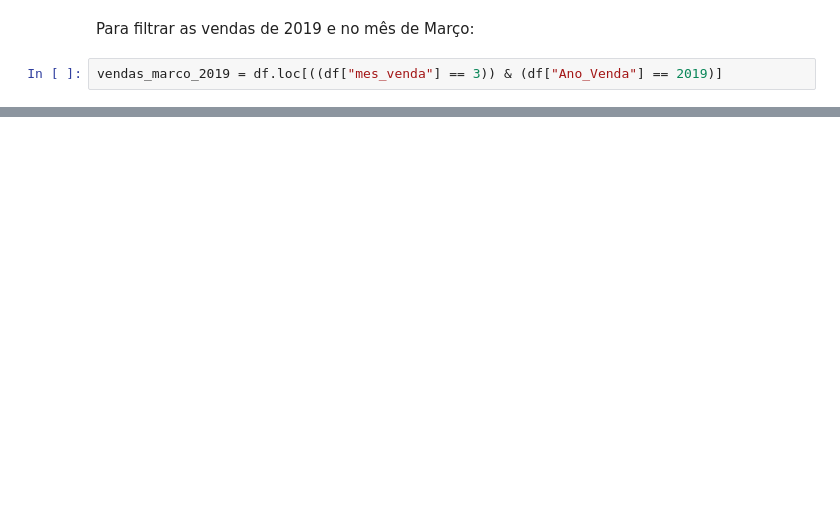
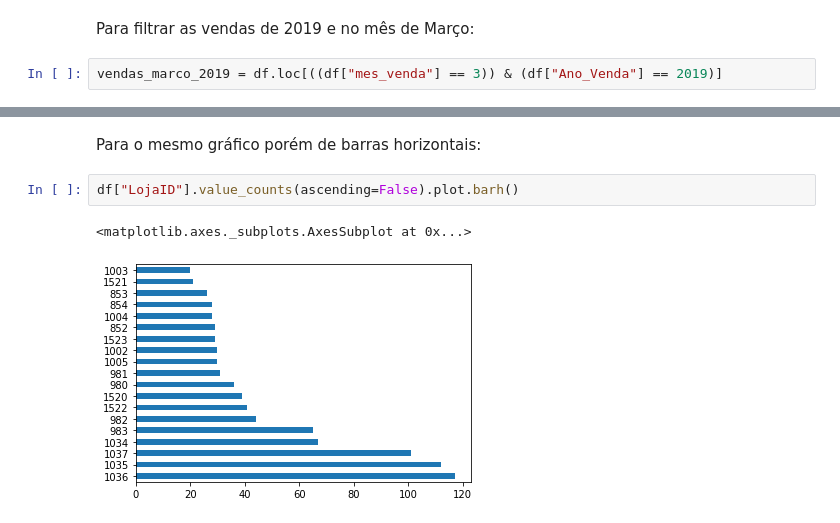
Before and after one commit to alexsandro-matias/lab_dio, a Jupyter notebook: aula06_Visualização_de_Dados_no_Pandas.ipynb, the cells around one changed output, grey strips where cells are left out. Drawn from its saved outputs; the diff is of its cells as text; blank space fills up the shorter version.

```diff
--- a/aula06_Visualização_de_Dados_no_Pandas.ipynb
+++ b/aula06_Visualização_de_Dados_no_Pandas.ipynb
@@ -175,0 +210,7 @@ vendas_marco_2019.sample(15)
+# %% [markdown]
+Para o mesmo gráfico porém de barras horizontais:
+# %%
+df["LojaID"].value_counts(ascending=False).plot.barh()
+# %% [output]
+<matplotlib.axes._subplots.AxesSubplot at 0x...>
+[figure, added]
```
Also changed, not shown: parts of 23 cells of this notebook.
